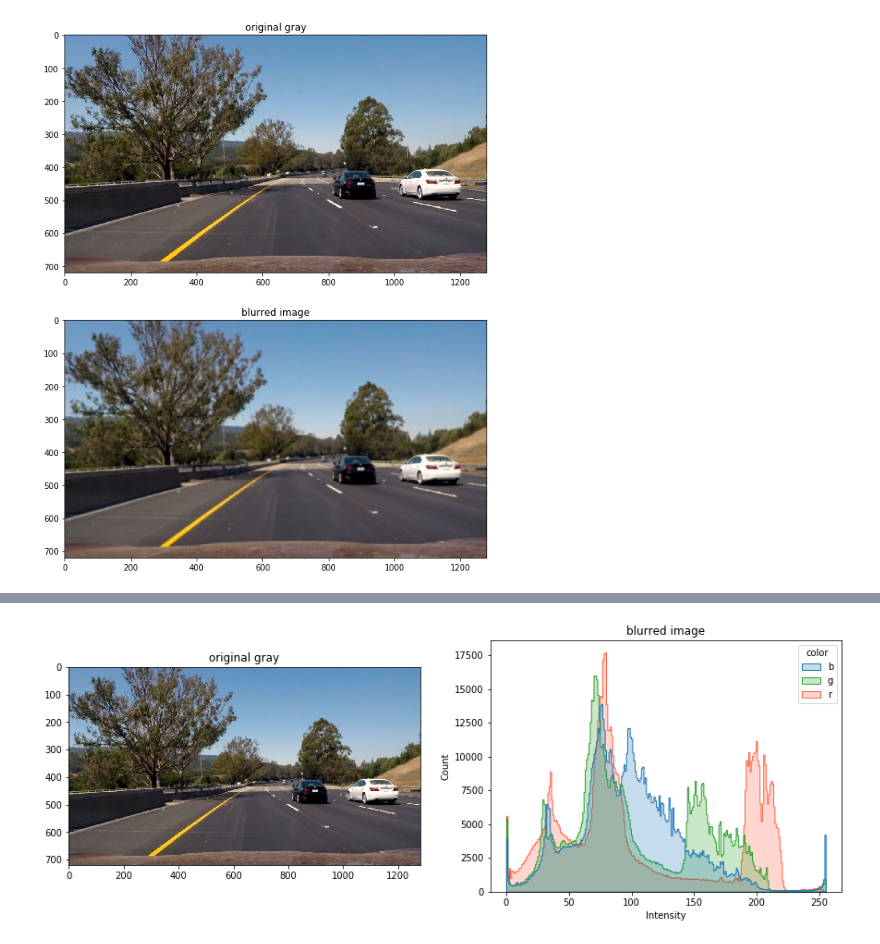
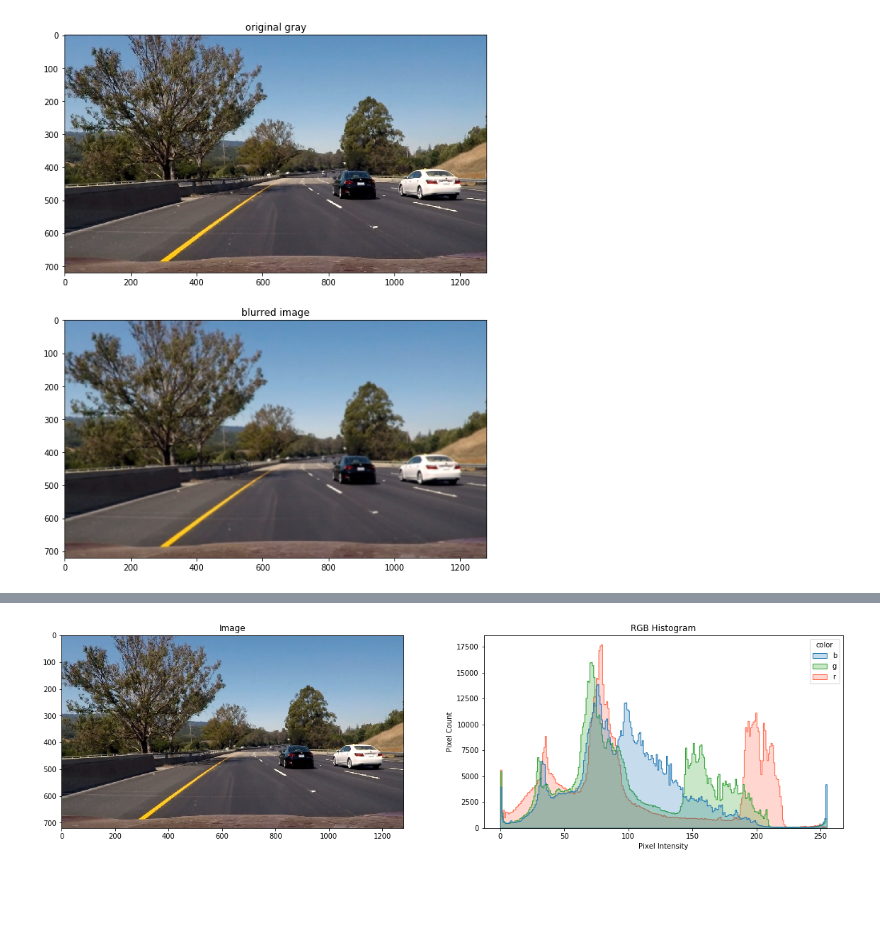
Before and after one commit to Defcon27/Image-Search-using-Parallel-Computing, a Jupyter notebook: ImageHistVisualizations.ipynb, the cells around one changed output, grey strips where cells are left out. Saved outputs shown, nothing was run; the diff lists cells and outputs as text; code cells hidden in the pictures; blank space fills up the shorter version.

```diff
--- a/ImageHistVisualizations.ipynb
+++ b/ImageHistVisualizations.ipynb
@@ -114,16 +44,16 @@ plt.show()
 # %%
-from image_demo import plotRGBDistribution
+from ImageHistogram import plotRGBDistribution
 
 image = cv2.imread("Image_Database/road.jpg")
 image = cv2.cvtColor(image,cv2.COLOR_BGR2RGB)
 
 
-f, (ax1, ax2) = plt.subplots(1, 2, figsize=(15,5))
+f, (ax1, ax2) = plt.subplots(1, 2, figsize=(20,5))
 
-ax1.set_title('original gray')
+ax1.set_title('Image')
 ax1.imshow(image)
-ax2.set_title('blurred image')
+ax2.set_title('RGB Histogram')
 plotRGBDistribution(image, ax2)
 plt.show()
 # %% [output]
-[figure, old version]
+[figure, new version]
```
Also changed, not shown: parts of 11 cells of this notebook, 1 other file.
